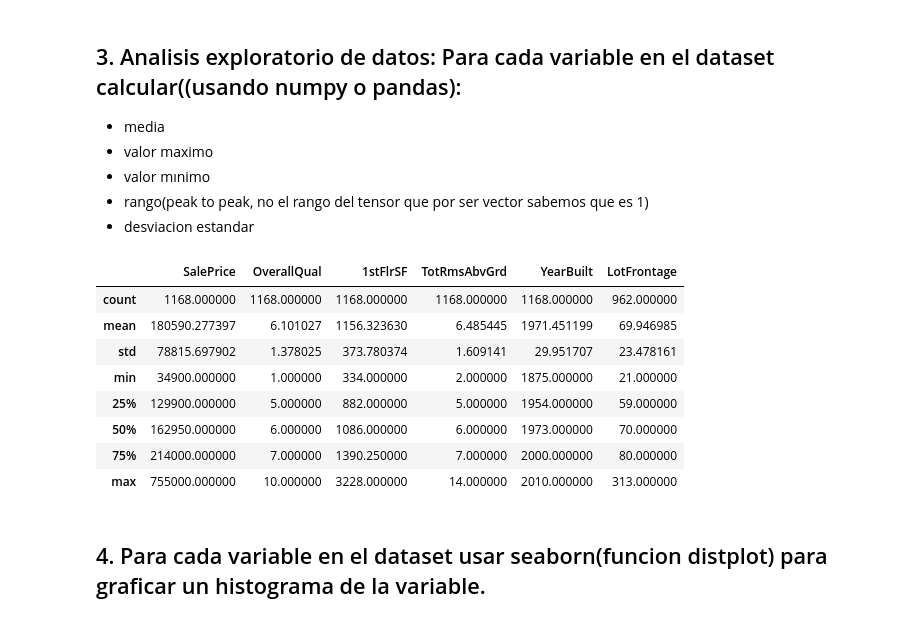
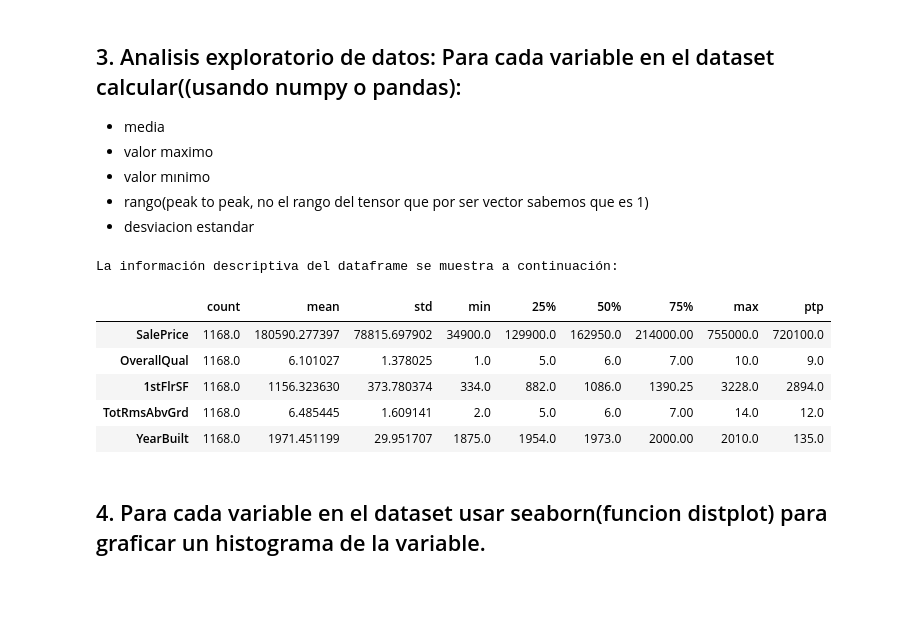
Before and after one commit to brandonfuentes97/proyecto_final_regresion, a Jupyter notebook: proyecto_regresion_cd.ipynb, the cells around one changed output. Saved outputs shown, nothing was run; the diff lists cells and outputs as text; code cells hidden in the pictures; blank space fills up the shorter version.

```diff
--- a/proyecto_regresion_cd.ipynb
+++ b/proyecto_regresion_cd.ipynb
@@ -76,21 +71,21 @@ df_train
 - valor mınimo
 - rango(peak to peak, no el rango del tensor que por ser vector sabemos que es 1)
 - desviacion estandar
-# %%
-df_t = pd.DataFrame(df_train)
-df_t.describe()
-
-### SALES PRICE = Y DEPENDIENTE
-# %% [output]
-|  | SalePrice | OverallQual | 1stFlrSF | TotRmsAbvGrd | YearBuilt | LotFrontage |
-| count | 1168.000000 | 1168.000000 | 1168.000000 | 1168.000000 | 1168.000000 | 962.000000 |
-| mean | 180590.277397 | 6.101027 | 1156.323630 | 6.485445 | 1971.451199 | 69.946985 |
-| std | 78815.697902 | 1.378025 | 373.780374 | 1.609141 | 29.951707 | 23.478161 |
-| min | 34900.000000 | 1.000000 | 334.000000 | 2.000000 | 1875.000000 | 21.000000 |
-| 25% | 129900.000000 | 5.000000 | 882.000000 | 5.000000 | 1954.000000 | 59.000000 |
-| 50% | 162950.000000 | 6.000000 | 1086.000000 | 6.000000 | 1973.000000 | 70.000000 |
-| 75% | 214000.000000 | 7.000000 | 1390.250000 | 7.000000 | 2000.000000 | 80.000000 |
-| max | 755000.000000 | 10.000000 | 3228.000000 | 14.000000 | 2010.000000 | 313.000000 |
+# %%
+df_info = df_train.describe().transpose()
+
+df_info['ptp'] = df_info['max'] - df_info['min']
+
+print("La información descriptiva del dataframe se muestra a continuación: ")
+df_info.head()
+# %% [output]
+La información descriptiva del dataframe se muestra a continuación:
+|  | count | mean | std | min | 25% | 50% | 75% | max | ptp |
+| SalePrice | 1168.0 | 180590.277397 | 78815.697902 | 34900.0 | 129900.0 | 162950.0 | 214000.00 | 755000.0 | 720100.0 |
+| OverallQual | 1168.0 | 6.101027 | 1.378025 | 1.0 | 5.0 | 6.0 | 7.00 | 10.0 | 9.0 |
+| 1stFlrSF | 1168.0 | 1156.323630 | 373.780374 | 334.0 | 882.0 | 1086.0 | 1390.25 | 3228.0 | 2894.0 |
+| TotRmsAbvGrd | 1168.0 | 6.485445 | 1.609141 | 2.0 | 5.0 | 6.0 | 7.00 | 14.0 | 12.0 |
+| YearBuilt | 1168.0 | 1971.451199 | 29.951707 | 1875.0 | 1954.0 | 1973.0 | 2000.00 | 2010.0 | 135.0 |
 # %% [markdown]
 ## 4. Para cada variable en el dataset usar seaborn(funcion distplot) para graficar un histograma de la variable.
 # %%
```
Also changed, not shown: parts of 11 cells of this notebook.
